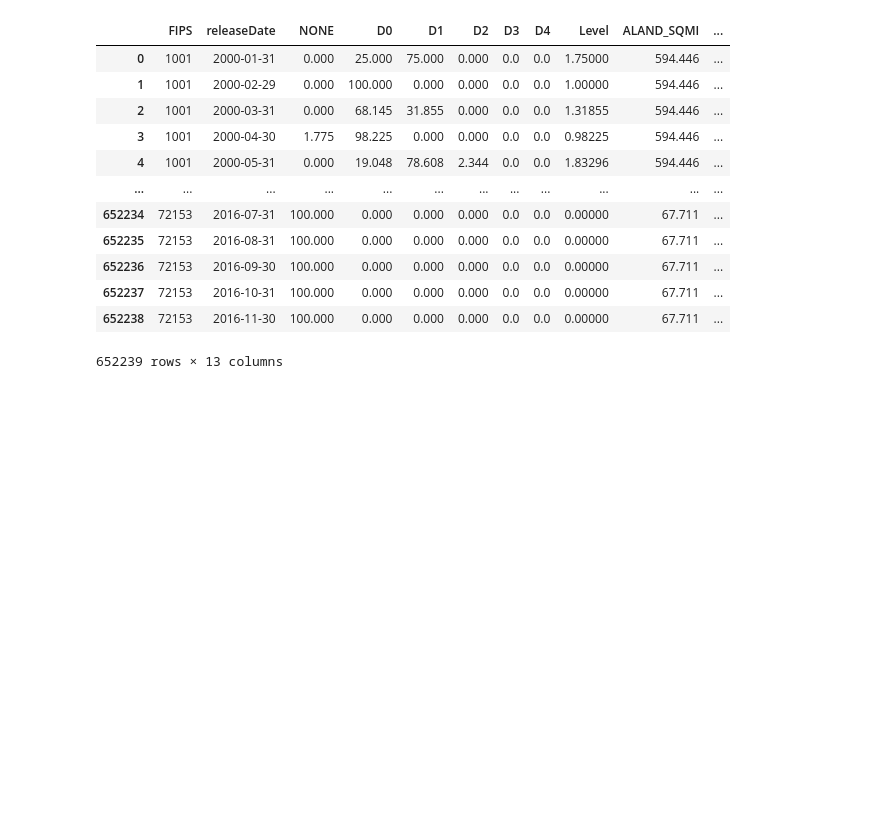
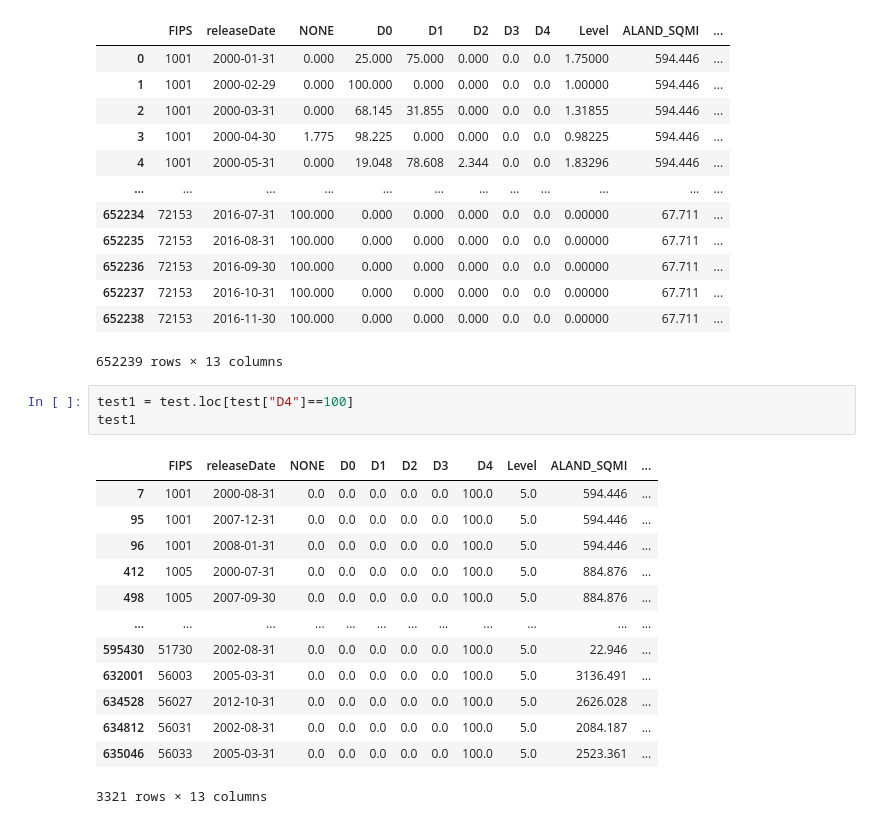
Before and after one commit to veraroberto/Project1_Droughts_USA, a Jupyter notebook: data_extraction.ipynb, the cells around one changed output. Saved outputs shown, nothing was run; the diff lists cells and outputs as text; blank space fills up the shorter version.

```diff
--- a/data_extraction.ipynb
+++ b/data_extraction.ipynb
@@ -139,3 +142,20 @@ test
 | 652237 | 72153 | 2016-10-31 | 100.000 | 0.000 | 0.000 | 0.000 | 0.0 | 0.0 | 0.00000 | 67.711 | ... |
 | 652238 | 72153 | 2016-11-30 | 100.000 | 0.000 | 0.000 | 0.000 | 0.0 | 0.0 | 0.00000 | 67.711 | ... |
 652239 rows × 13 columns
+# %%
+test1 = test.loc[test["D4"]==100]
+test1
+# %% [output]
+|  | FIPS | releaseDate | NONE | D0 | D1 | D2 | D3 | D4 | Level | ALAND_SQMI | ... |
+| 7 | 1001 | 2000-08-31 | 0.0 | 0.0 | 0.0 | 0.0 | 0.0 | 100.0 | 5.0 | 594.446 | ... |
+| 95 | 1001 | 2007-12-31 | 0.0 | 0.0 | 0.0 | 0.0 | 0.0 | 100.0 | 5.0 | 594.446 | ... |
+| 96 | 1001 | 2008-01-31 | 0.0 | 0.0 | 0.0 | 0.0 | 0.0 | 100.0 | 5.0 | 594.446 | ... |
+| 412 | 1005 | 2000-07-31 | 0.0 | 0.0 | 0.0 | 0.0 | 0.0 | 100.0 | 5.0 | 884.876 | ... |
+| 498 | 1005 | 2007-09-30 | 0.0 | 0.0 | 0.0 | 0.0 | 0.0 | 100.0 | 5.0 | 884.876 | ... |
+| ... | ... | ... | ... | ... | ... | ... | ... | ... | ... | ... | ... |
+| 595430 | 51730 | 2002-08-31 | 0.0 | 0.0 | 0.0 | 0.0 | 0.0 | 100.0 | 5.0 | 22.946 | ... |
+| 632001 | 56003 | 2005-03-31 | 0.0 | 0.0 | 0.0 | 0.0 | 0.0 | 100.0 | 5.0 | 3136.491 | ... |
+| 634528 | 56027 | 2012-10-31 | 0.0 | 0.0 | 0.0 | 0.0 | 0.0 | 100.0 | 5.0 | 2626.028 | ... |
+| 634812 | 56031 | 2002-08-31 | 0.0 | 0.0 | 0.0 | 0.0 | 0.0 | 100.0 | 5.0 | 2084.187 | ... |
+| 635046 | 56033 | 2005-03-31 | 0.0 | 0.0 | 0.0 | 0.0 | 0.0 | 100.0 | 5.0 | 2523.361 | ... |
+3321 rows × 13 columns
```
Also changed, not shown: parts of 6 cells of this notebook, 3 other files.
